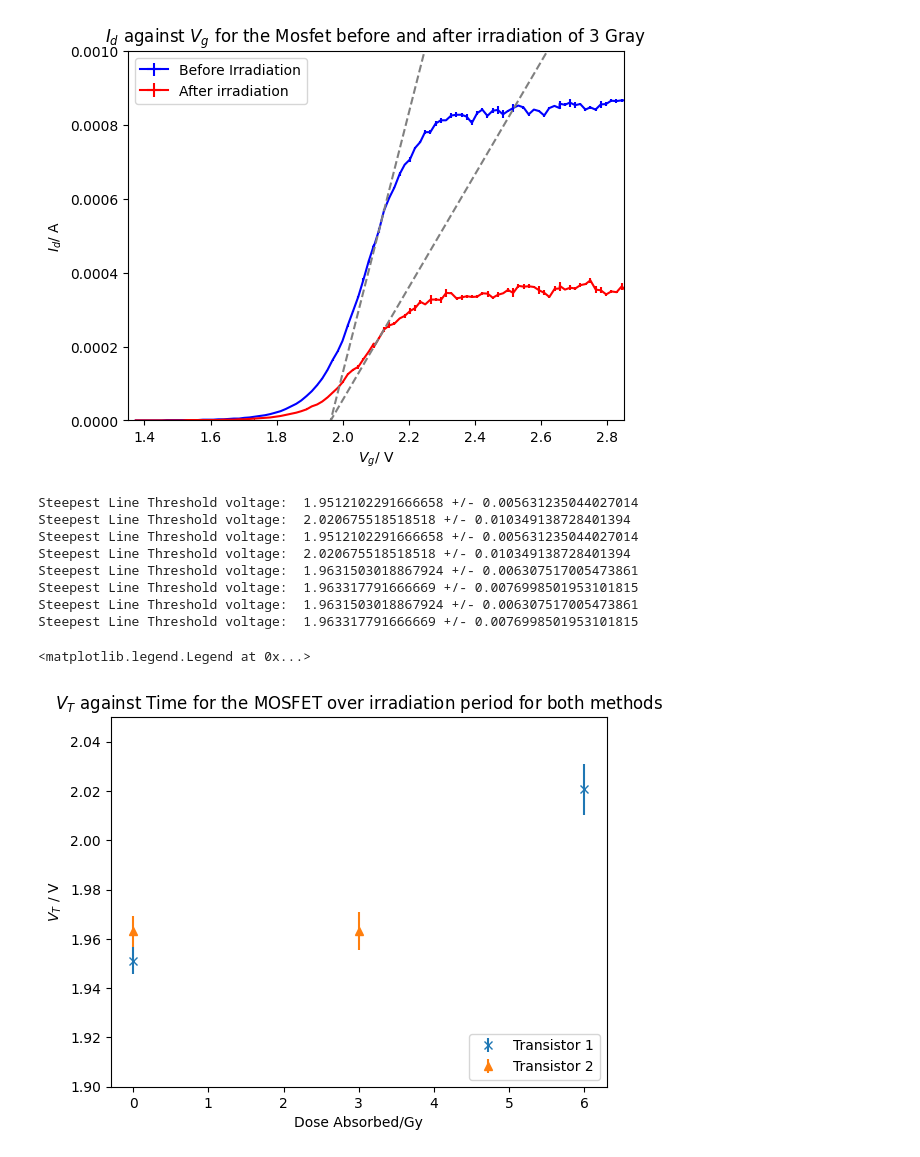
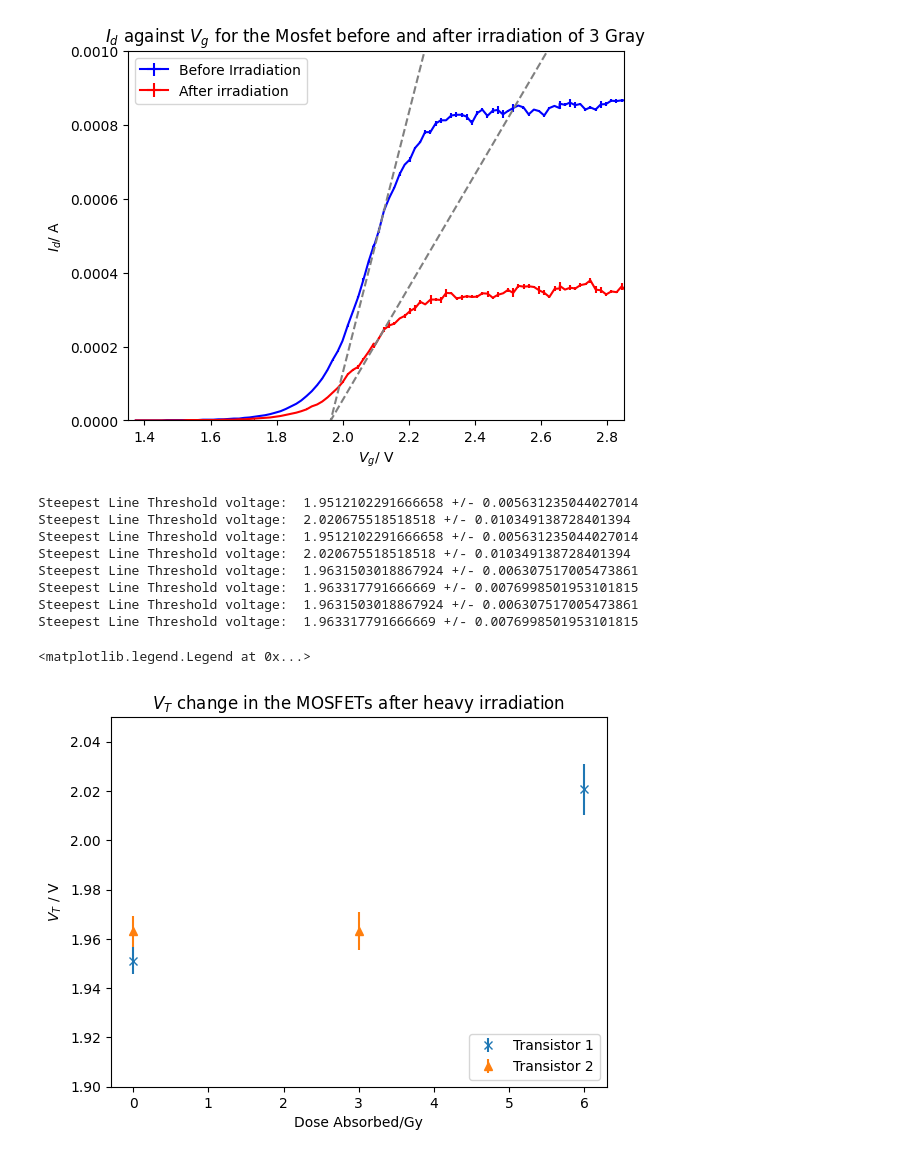
Before and after one commit to fhirstplace/Python-Labs-EDOS, a Jupyter notebook: xml graph maker (all).ipynb, the cells around one changed output. Drawn from its saved outputs; the diff is of its cells as text; code cells hidden in the pictures.

```diff
--- a/xml graph maker (all).ipynb
+++ b/xml graph maker (all).ipynb
@@ -322,32 +322,32 @@ VT5, Errs6 = [plot_steepest_line(datasets3, colour = 'blue', label = None)[0],pl
 [plot_steepest_line(datasets3, colour = 'blue', label = None)[1], plot_steepest_line(datasets4, colour = 'blue', label = None)[1]]
 ]
 
 Grays5 = [0,6]
 
 VT25, Errs3 = [ plot_steepest_line(datasets5, colour = 'red', label = None)[0],
                 plot_steepest_line(datasets6, colour = 'red', label = None)[0]], [ plot_steepest_line(datasets5, colour = 'red', label = None)[1],
 plot_steepest_line(datasets6, colour = 'red', label = None)[1]]
 
 Grays25 = [0,3]
 
 fig, ax = plt.subplots()
 ax = [ax]
 ax[0].errorbar(Grays5, VT5,yerr = Errs6, label = 'Transistor 1', fmt= 'x')
 ax[0].errorbar(Grays25, VT25,yerr = Errs3, label = 'Transistor 2', fmt= '^')
 #plot_derivative_thresholds_time(datasets2)
-plt.title( "$V_T$ against Time for the MOSFET over irradiation period for both methods")
+plt.title( "$V_T$ change in the MOSFETs after heavy irradiation")
 ax[0].set_ylabel('$V_T$ / V')
 ax[0].set_xlabel('Dose Absorbed/Gy')
 ax[0].set_ylim(1.9, 2.05)
 plt.legend(loc = 'lower right')
 # %% [output]
 Steepest Line Threshold voltage:  1.9512102291666658 +/- 0.005631235044027014
 Steepest Line Threshold voltage:  2.020675518518518 +/- 0.010349138728401394
 Steepest Line Threshold voltage:  1.9512102291666658 +/- 0.005631235044027014
 Steepest Line Threshold voltage:  2.020675518518518 +/- 0.010349138728401394
 Steepest Line Threshold voltage:  1.9631503018867924 +/- 0.006307517005473861
 Steepest Line Threshold voltage:  1.963317791666669 +/- 0.0076998501953101815
 Steepest Line Threshold voltage:  1.9631503018867924 +/- 0.006307517005473861
 Steepest Line Threshold voltage:  1.963317791666669 +/- 0.0076998501953101815
 <matplotlib.legend.Legend at 0x...>
-[figure, old version]
+[figure, new version]
```
Also changed, not shown: parts of 4 cells of this notebook.
